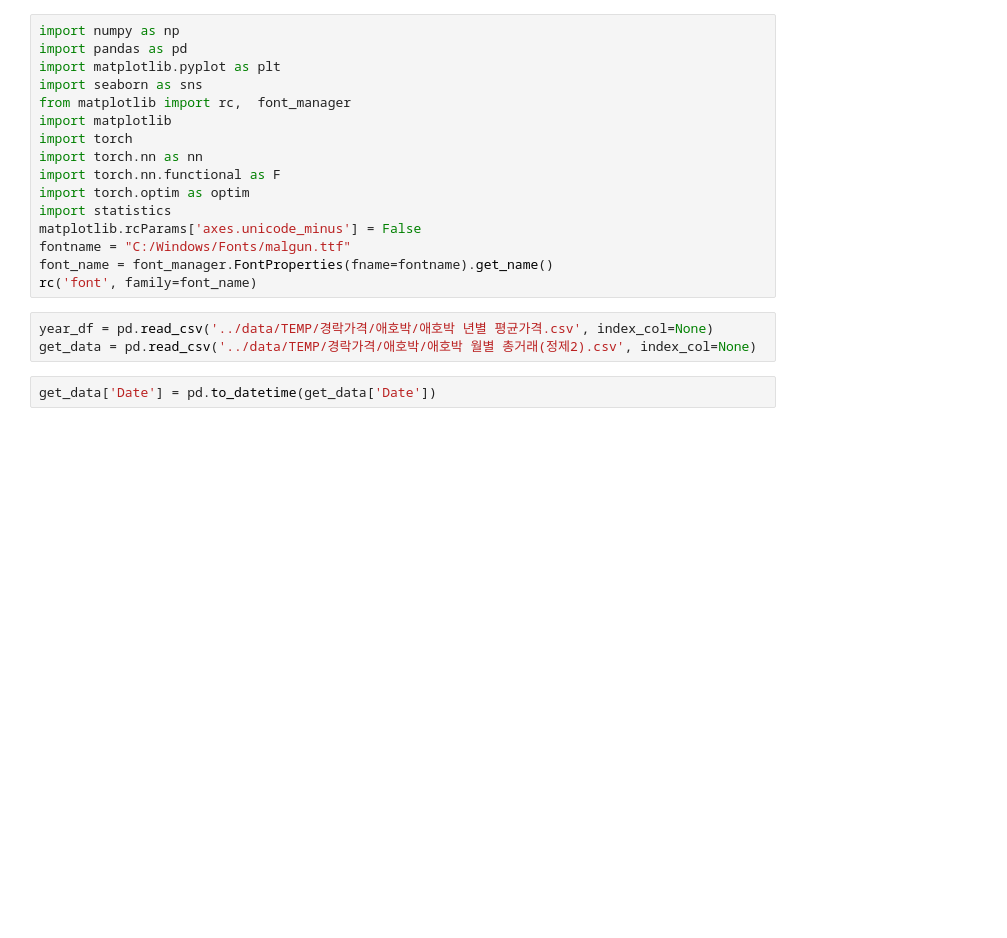
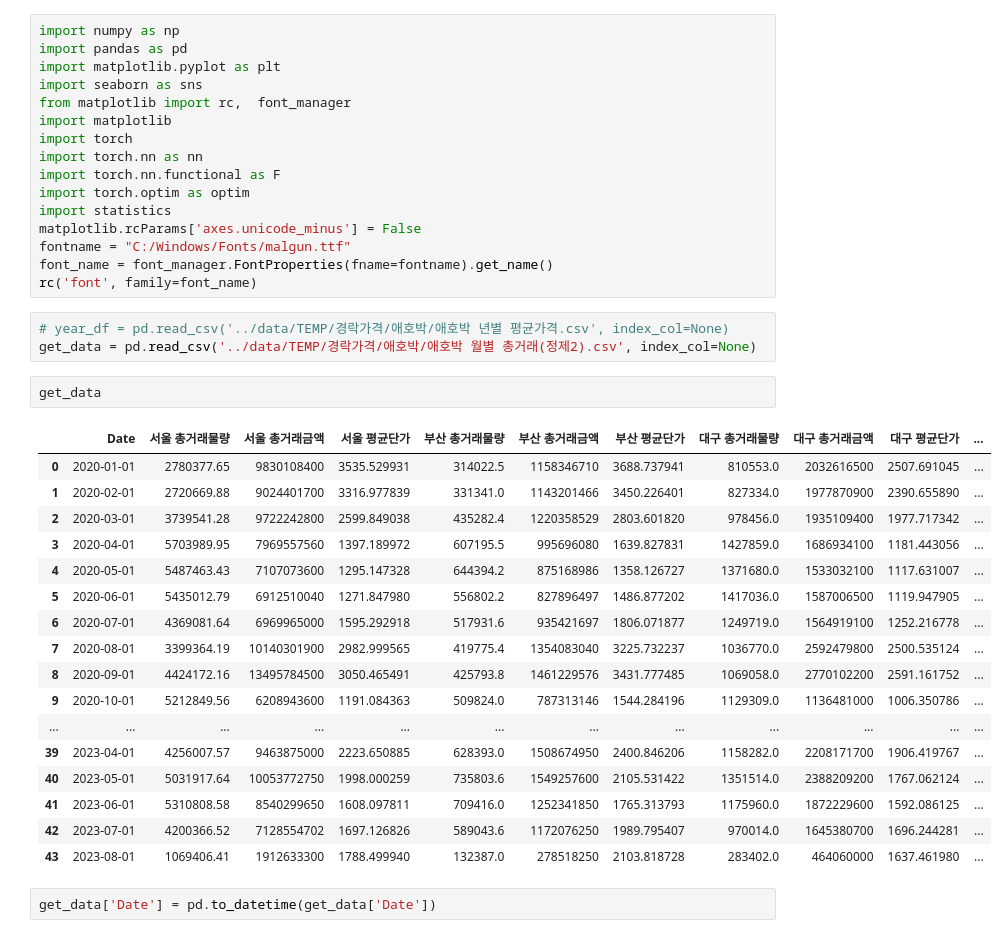
Before and after one commit to initbtn/big_project, a Jupyter notebook: 평균단가 편차/kini_dev.ipynb, the cells around one changed output. Drawn from its saved outputs; the diff is of its cells as text; blank space fills up the shorter version.

```diff
--- a/평균단가 편차/kini_dev.ipynb
+++ b/평균단가 편차/kini_dev.ipynb
@@ -15,8 +15,28 @@ fontname = "C:/Windows/Fonts/malgun.ttf"
 font_name = font_manager.FontProperties(fname=fontname).get_name()
 rc('font', family=font_name)
 # %%
-year_df = pd.read_csv('../data/TEMP/경락가격/애호박/애호박 년별 평균가격.csv', index_col=None)
+# year_df = pd.read_csv('../data/TEMP/경락가격/애호박/애호박 년별 평균가격.csv', index_col=None)
 get_data = pd.read_csv('../data/TEMP/경락가격/애호박/애호박 월별 총거래(정제2).csv', index_col=None)
+# %%
+get_data
+# %% [output]
+|  | Date | 서울 총거래물량 | 서울 총거래금액 | 서울 평균단가 | 부산 총거래물량 | 부산 총거래금액 | 부산 평균단가 | 대구 총거래물량 | 대구 총거래금액 | 대구 평균단가 | ... |
+| 0 | 2020-01-01 | 2780377.65 | 9830108400 | 3535.529931 | 314022.5 | 1158346710 | 3688.737941 | 810553.0 | 2032616500 | 2507.691045 | ... |
+| 1 | 2020-02-01 | 2720669.88 | 9024401700 | 3316.977839 | 331341.0 | 1143201466 | 3450.226401 | 827334.0 | 1977870900 | 2390.655890 | ... |
+| 2 | 2020-03-01 | 3739541.28 | 9722242800 | 2599.849038 | 435282.4 | 1220358529 | 2803.601820 | 978456.0 | 1935109400 | 1977.717342 | ... |
+| 3 | 2020-04-01 | 5703989.95 | 7969557560 | 1397.189972 | 607195.5 | 995696080 | 1639.827831 | 1427859.0 | 1686934100 | 1181.443056 | ... |
+| 4 | 2020-05-01 | 5487463.43 | 7107073600 | 1295.147328 | 644394.2 | 875168986 | 1358.126727 | 1371680.0 | 1533032100 | 1117.631007 | ... |
+| 5 | 2020-06-01 | 5435012.79 | 6912510040 | 1271.847980 | 556802.2 | 827896497 | 1486.877202 | 1417036.0 | 1587006500 | 1119.947905 | ... |
+| 6 | 2020-07-01 | 4369081.64 | 6969965000 | 1595.292918 | 517931.6 | 935421697 | 1806.071877 | 1249719.0 | 1564919100 | 1252.216778 | ... |
+| 7 | 2020-08-01 | 3399364.19 | 10140301900 | 2982.999565 | 419775.4 | 1354083040 | 3225.732237 | 1036770.0 | 2592479800 | 2500.535124 | ... |
+| 8 | 2020-09-01 | 4424172.16 | 13495784500 | 3050.465491 | 425793.8 | 1461229576 | 3431.777485 | 1069058.0 | 2770102200 | 2591.161752 | ... |
+| 9 | 2020-10-01 | 5212849.56 | 6208943600 | 1191.084363 | 509824.0 | 787313146 | 1544.284196 | 1129309.0 | 1136481000 | 1006.350786 | ... |
+| ... | ... | ... | ... | ... | ... | ... | ... | ... | ... | ... | ... |
+| 39 | 2023-04-01 | 4256007.57 | 9463875000 | 2223.650885 | 628393.0 | 1508674950 | 2400.846206 | 1158282.0 | 2208171700 | 1906.419767 | ... |
+| 40 | 2023-05-01 | 5031917.64 | 10053772750 | 1998.000259 | 735803.6 | 1549257600 | 2105.531422 | 1351514.0 | 2388209200 | 1767.062124 | ... |
+| 41 | 2023-06-01 | 5310808.58 | 8540299650 | 1608.097811 | 709416.0 | 1252341850 | 1765.313793 | 1175960.0 | 1872229600 | 1592.086125 | ... |
+| 42 | 2023-07-01 | 4200366.52 | 7128554702 | 1697.126826 | 589043.6 | 1172076250 | 1989.795407 | 970014.0 | 1645380700 | 1696.244281 | ... |
+| 43 | 2023-08-01 | 1069406.41 | 1912633300 | 1788.499940 | 132387.0 | 278518250 | 2103.818728 | 283402.0 | 464060000 | 1637.461980 | ... |
 # %%
 get_data['Date'] = pd.to_datetime(get_data['Date'])
 # %%
```
Also changed, not shown: parts of 11 cells of this notebook, 10 other files.
